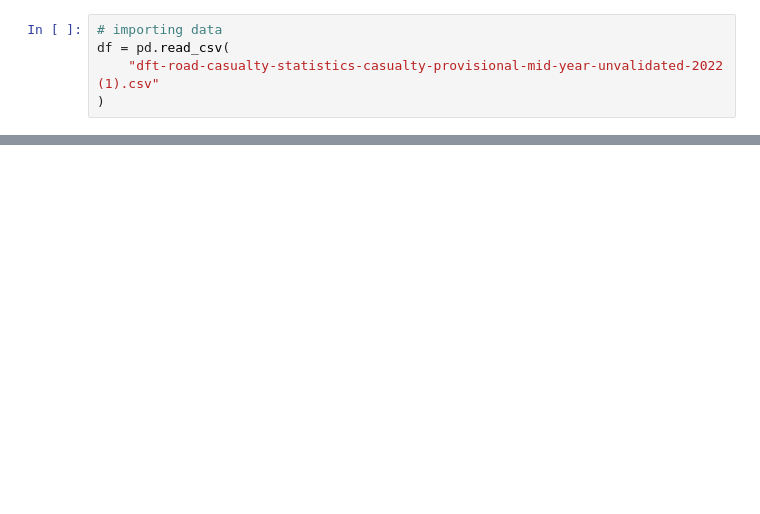
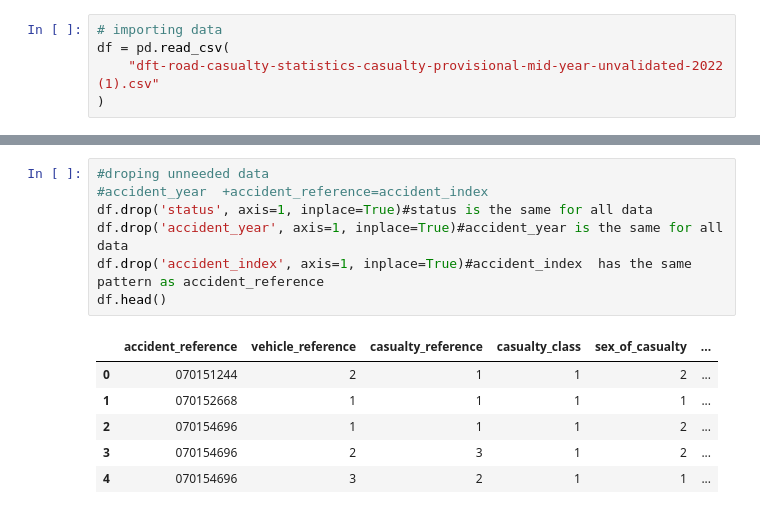
Before and after one commit to AminHeidariSardabi/dft-road-casualty-statistics-casualty-provisional-mid-year-unvalidated-2022, a Jupyter notebook: main.ipynb, the cells around one changed output, grey strips where cells are left out. Drawn from its saved outputs; the diff is of its cells as text; blank space fills up the shorter version.

```diff
--- a/main.ipynb
+++ b/main.ipynb
@@ -25,0 +53,14 @@ sns.pairplot(df)
+# %%
+#droping unneeded data
+#accident_year	+accident_reference=accident_index
+df.drop('status', axis=1, inplace=True)#status is the same for all data
+df.drop('accident_year', axis=1, inplace=True)#accident_year is the same for all data
+df.drop('accident_index', axis=1, inplace=True)#accident_index  has the same pattern as accident_reference
+df.head()
+# %% [output]
+|  | accident_reference | vehicle_reference | casualty_reference | casualty_class | sex_of_casualty | ... |
+| 0 | 070151244 | 2 | 1 | 1 | 2 | ... |
+| 1 | 070152668 | 1 | 1 | 1 | 1 | ... |
+| 2 | 070154696 | 1 | 1 | 1 | 2 | ... |
+| 3 | 070154696 | 2 | 3 | 1 | 2 | ... |
+| 4 | 070154696 | 3 | 2 | 1 | 1 | ... |
```
Also changed, not shown: parts of 36 cells of this notebook.
